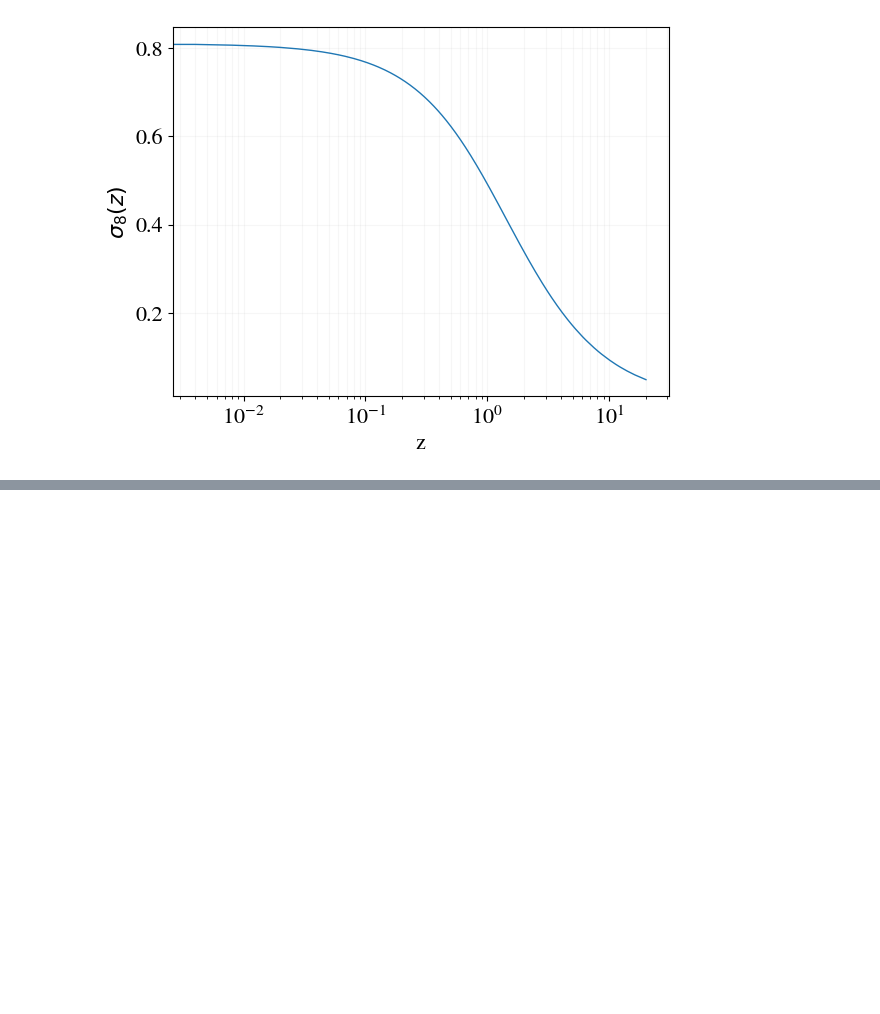
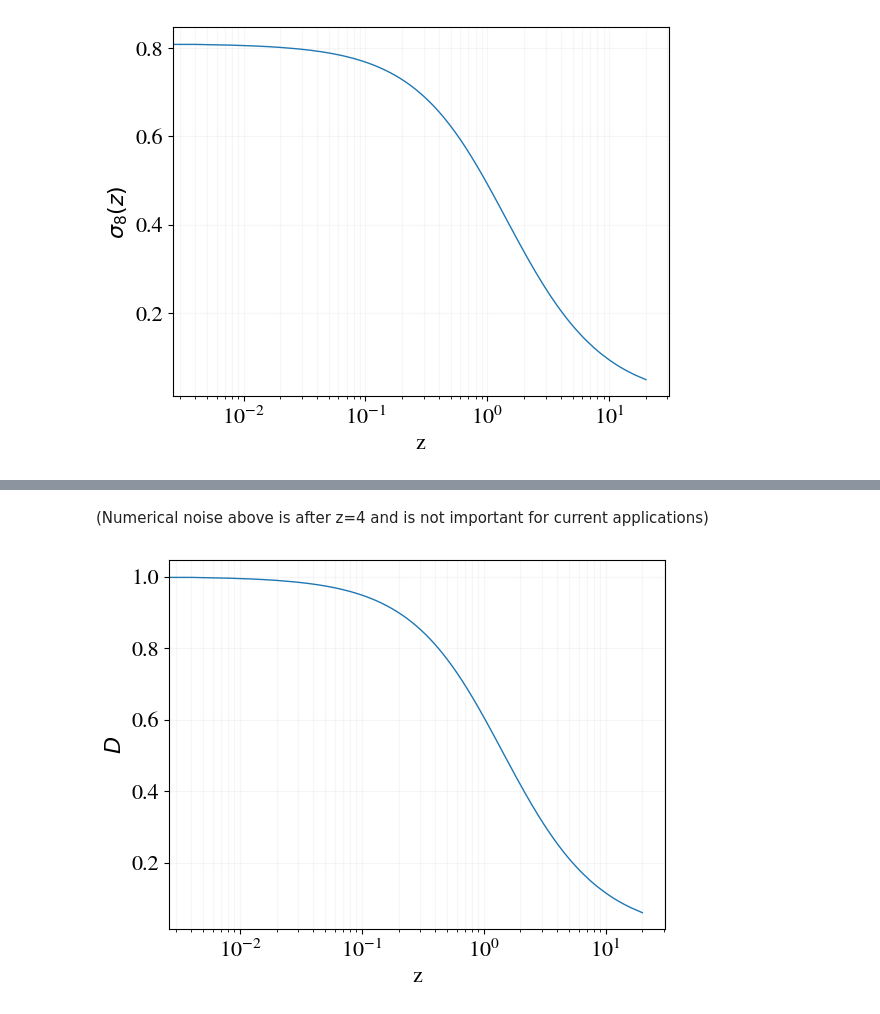
Before and after one commit to cosmopower-organization/notebooks, a Jupyter notebook: get_quantities_cosmopower.ipynb, the cells around one changed output, grey strips where cells are left out. Drawn from its saved outputs; the diff is of its cells as text; code cells hidden in the pictures; blank space fills up the shorter version.

```diff
--- a/get_quantities_cosmopower.ipynb
+++ b/get_quantities_cosmopower.ipynb
@@ -456,0 +553,13 @@ plt.grid(which='both',alpha=0.1)
+# %% [markdown]
+(Numerical noise above is after z=4 and is not important for current applications)
+# %%
+plt.plot(z_arr,scale_independent_growth_factor(z_arr),ls='-',lw=1.)
+
+
+plt.xscale('log')
+
+plt.ylabel(r'$D$')
+plt.xlabel('z')
+plt.grid(which='both',alpha=0.1)
+# %% [output]
+[figure, added]
```
Also changed, not shown: parts of 8 cells of this notebook.
